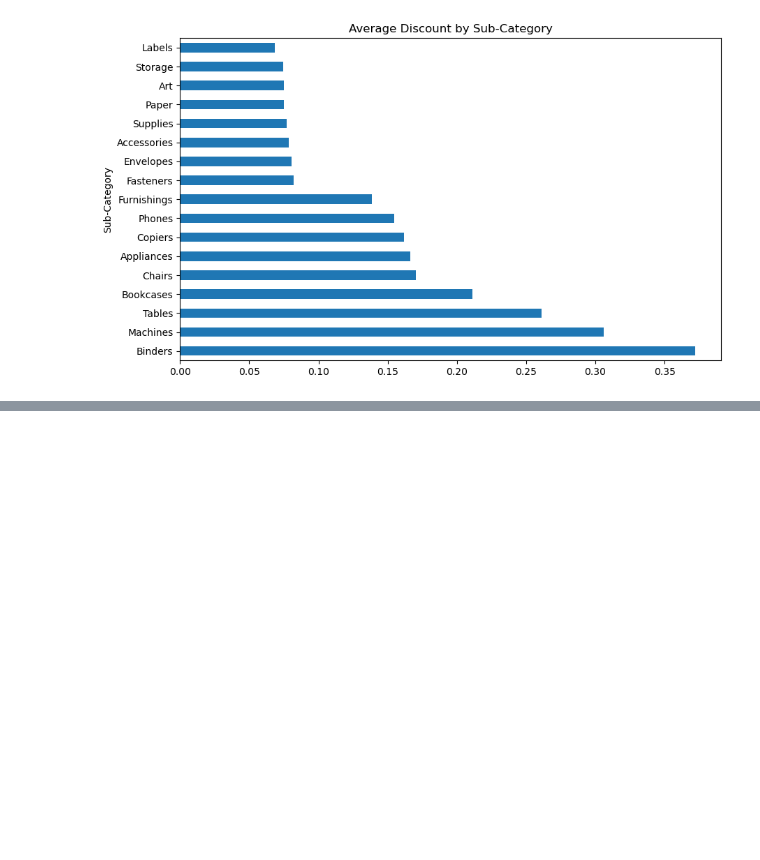
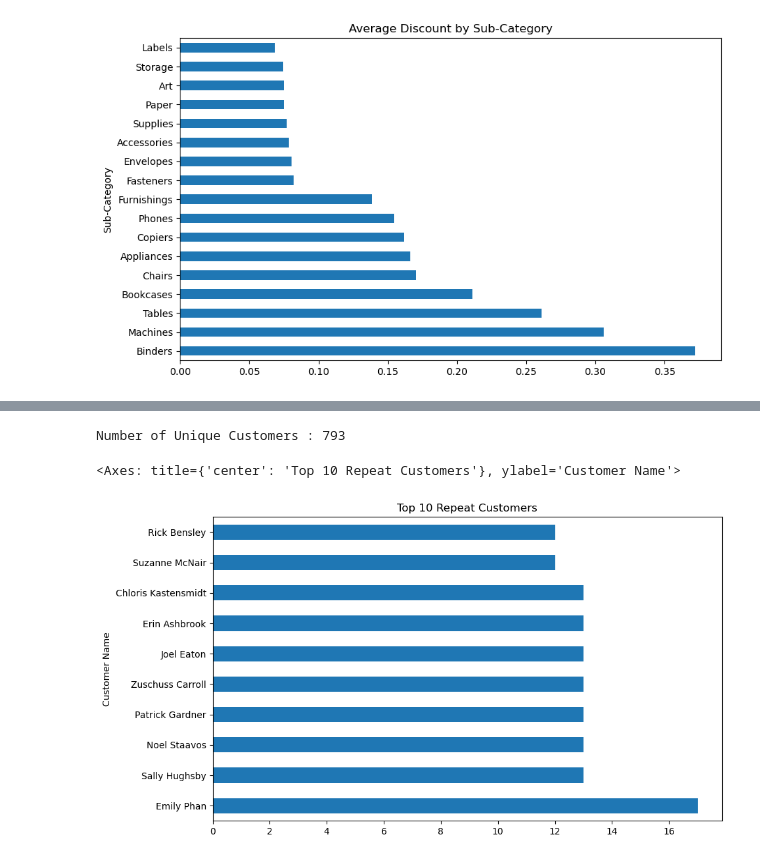
Before and after one commit to nikhilkanbarkar/data-science-and-machine-learning, a Jupyter notebook: Projects/SalesAnalysis/Notebook.ipynb, the cells around one changed output, grey strips where cells are left out. Saved outputs shown, nothing was run; the diff lists cells and outputs as text; code cells hidden in the pictures; blank space fills up the shorter version.

```diff
--- a/Projects/SalesAnalysis/Notebook.ipynb
+++ b/Projects/SalesAnalysis/Notebook.ipynb
@@ -696,0 +769,9 @@ highest_discount_subcategory.plot(
+# %%
+repeat_customers = (
+    sales_df.groupby("Customer Name")["Order ID"]
+            .nunique()
+            .sort_values(ascending=False)
+            .head(10)
+)
+
+print(repeat_customers)
@@ -696,0 +791,15 @@ highest_discount_subcategory.plot(
+# %%
+unique_customers = sales_df["Customer ID"].nunique()
+
+print(f"Number of Unique Customers : {unique_customers}")
+# %% [output]
+Number of Unique Customers : 793
+# %%
+repeat_customers.plot(
+    kind="barh",
+    figsize=(10,6),
+    title="Top 10 Repeat Customers"
+)
+# %% [output]
+<Axes: title={'center': 'Top 10 Repeat Customers'}, ylabel='Customer Name'>
+[figure, added]
```
Also changed, not shown: parts of 13 cells of this notebook.
